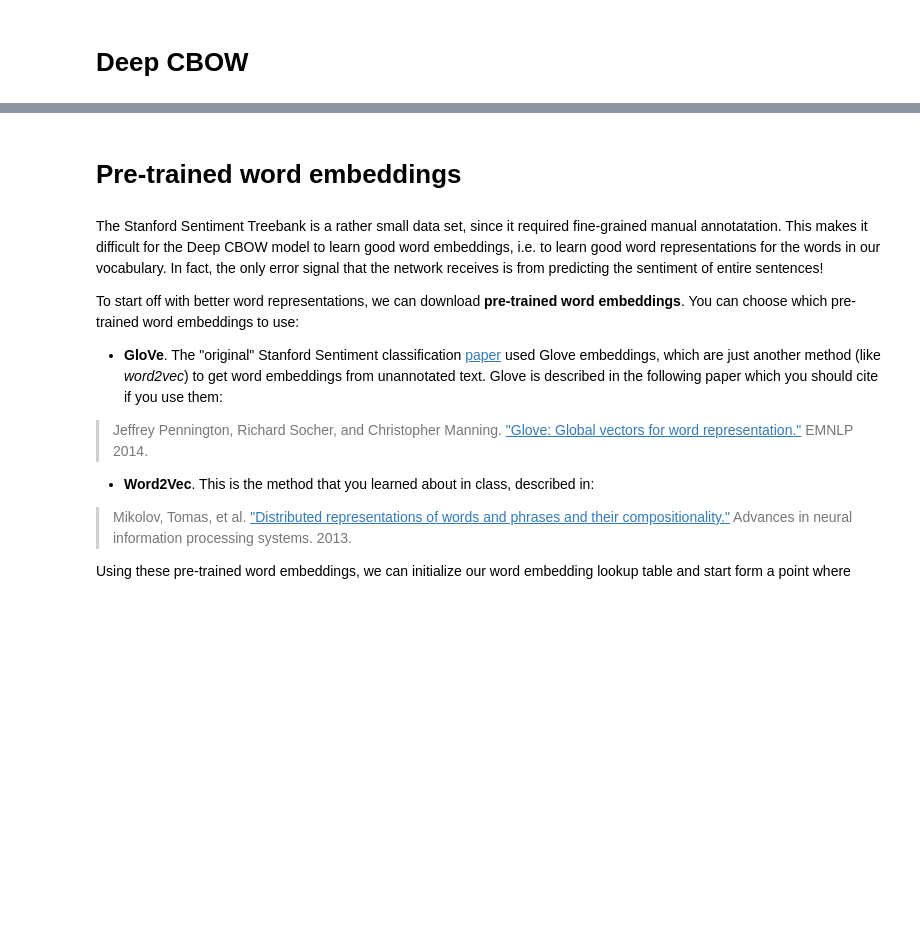
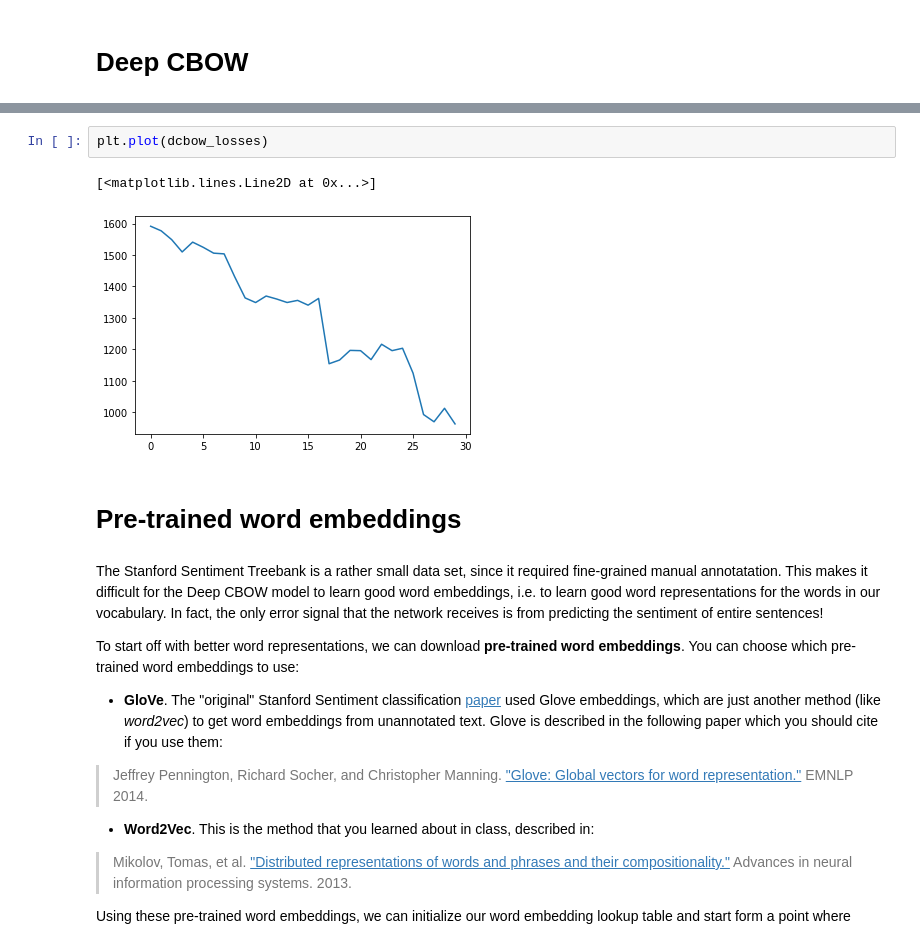
Before and after one commit to thesofakillers/nlp1-labs, a Jupyter notebook: practical2/practical2.ipynb, the cells around one changed output, grey strips where cells are left out. Cells and saved outputs as stored; diff of their text form; blank space fills up the shorter version.

```diff
--- a/practical2/practical2.ipynb
+++ b/practical2/practical2.ipynb
@@ -859,3 +940,8 @@ We recommend using [nn.Sequential](https://pytorch.org/docs/stable/nn.html?highl
+# %%
+plt.plot(dcbow_losses)
+# %% [output]
+[<matplotlib.lines.Line2D at 0x...>]
+[figure, added]
 # %% [markdown]
 # Pre-trained word embeddings
 # %% [markdown]
```
Also changed, not shown: parts of 36 cells of this notebook.
